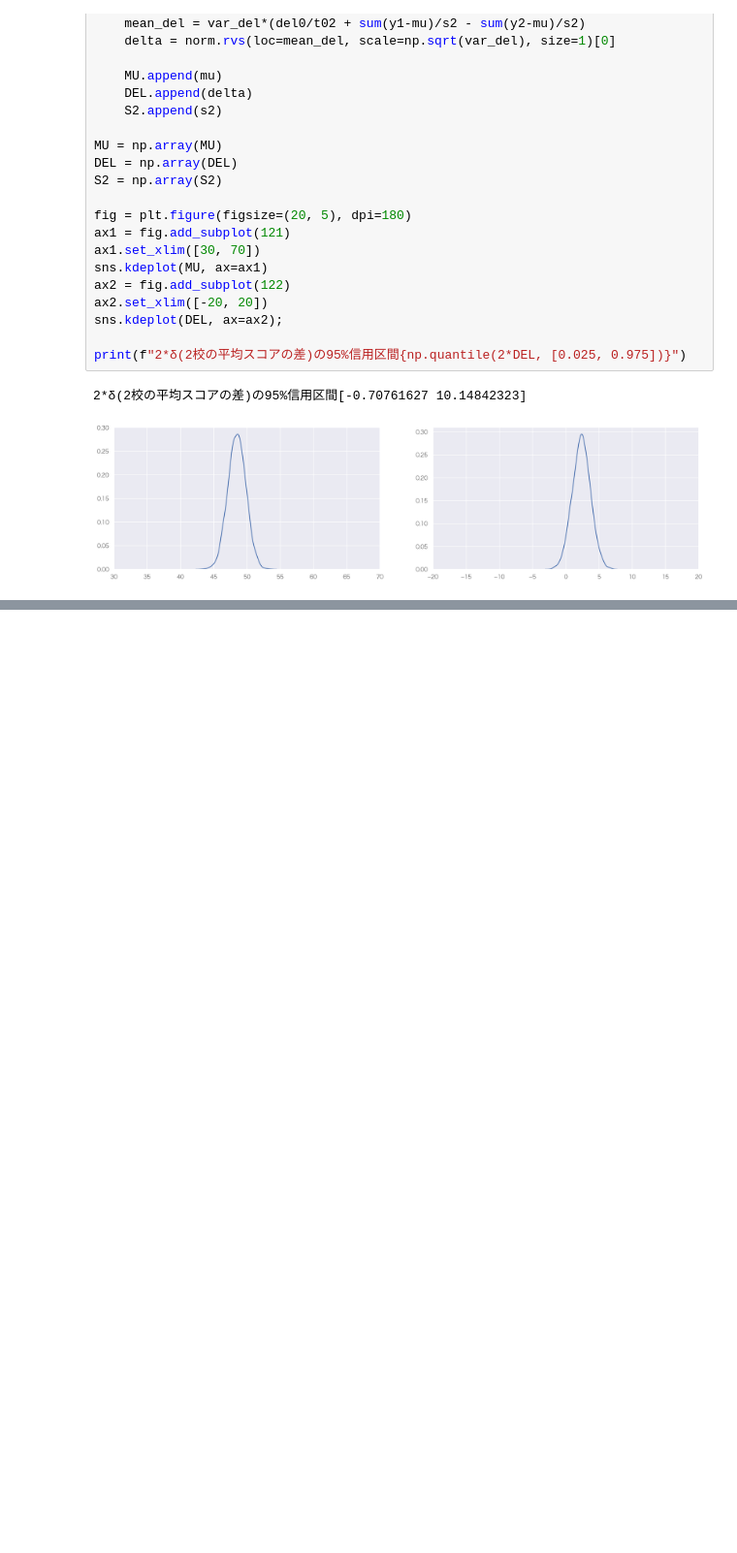
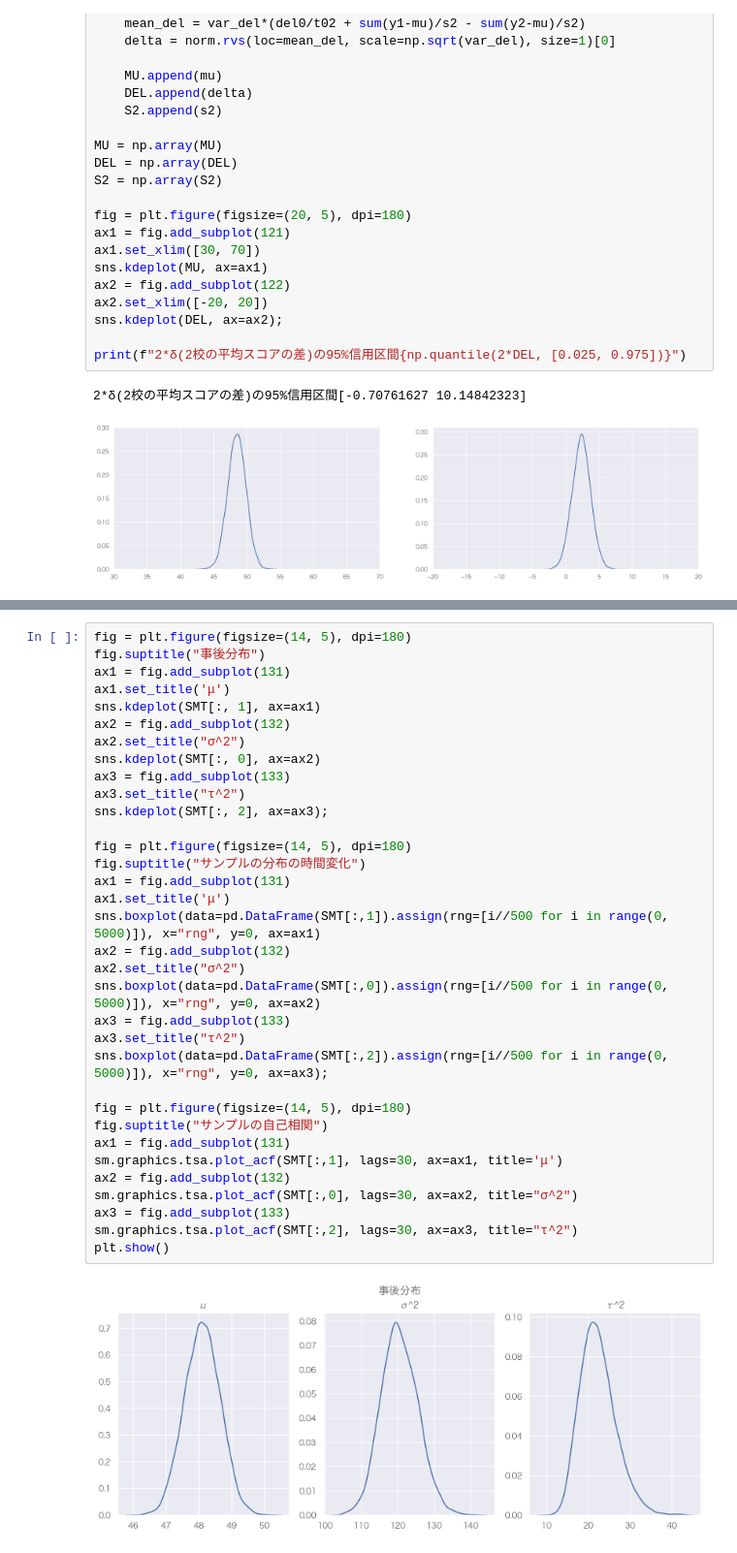
Before and after one commit to kosekitau/Statistics, a Jupyter notebook: notebook/A_First_Course_in_Bayesian_Statistical_Methods.ipynb, the cells around one changed output, grey strips where cells are left out. Shown at 97% size. Drawn from its saved outputs; the diff is of its cells as text; blank space fills up the shorter version.

```diff
--- a/notebook/A_First_Course_in_Bayesian_Statistical_Methods.ipynb
+++ b/notebook/A_First_Course_in_Bayesian_Statistical_Methods.ipynb
@@ -462,0 +521,36 @@ print(f"2*δ(2校の平均スコアの差)の95%信用区間{np.quantile(2*DEL,
+# %%
+fig = plt.figure(figsize=(14, 5), dpi=180)
+fig.suptitle("事後分布")
+ax1 = fig.add_subplot(131)
+ax1.set_title('μ')
+sns.kdeplot(SMT[:, 1], ax=ax1)
+ax2 = fig.add_subplot(132)
+ax2.set_title("σ^2")
+sns.kdeplot(SMT[:, 0], ax=ax2)
+ax3 = fig.add_subplot(133)
+ax3.set_title("τ^2")
+sns.kdeplot(SMT[:, 2], ax=ax3);
+
+fig = plt.figure(figsize=(14, 5), dpi=180)
+fig.suptitle("サンプルの分布の時間変化")
+ax1 = fig.add_subplot(131)
+ax1.set_title('μ')
+sns.boxplot(data=pd.DataFrame(SMT[:,1]).assign(rng=[i//500 for i in range(0, 5000)]), x="rng", y=0, ax=ax1)
+ax2 = fig.add_subplot(132)
+ax2.set_title("σ^2")
+sns.boxplot(data=pd.DataFrame(SMT[:,0]).assign(rng=[i//500 for i in range(0, 5000)]), x="rng", y=0, ax=ax2)
+ax3 = fig.add_subplot(133)
+ax3.set_title("τ^2")
+sns.boxplot(data=pd.DataFrame(SMT[:,2]).assign(rng=[i//500 for i in range(0, 5000)]), x="rng", y=0, ax=ax3);
+
+fig = plt.figure(figsize=(14, 5), dpi=180)
+fig.suptitle("サンプルの自己相関")
+ax1 = fig.add_subplot(131)
+sm.graphics.tsa.plot_acf(SMT[:,1], lags=30, ax=ax1, title='μ')
+ax2 = fig.add_subplot(132)
+sm.graphics.tsa.plot_acf(SMT[:,0], lags=30, ax=ax2, title="σ^2")
+ax3 = fig.add_subplot(133)
+sm.graphics.tsa.plot_acf(SMT[:,2], lags=30, ax=ax3, title="τ^2")
+plt.show()
+# %% [output]
+[figure, added]
```
Also changed, not shown: parts of 4 cells of this notebook.
